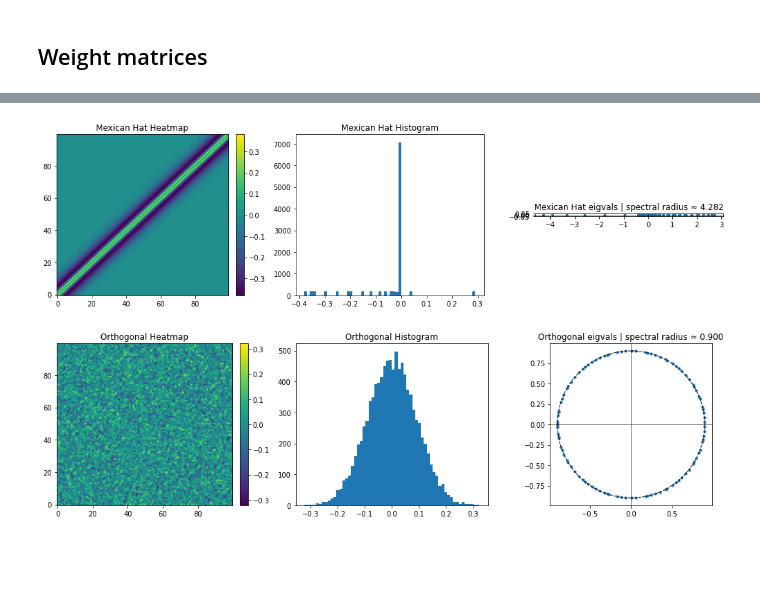
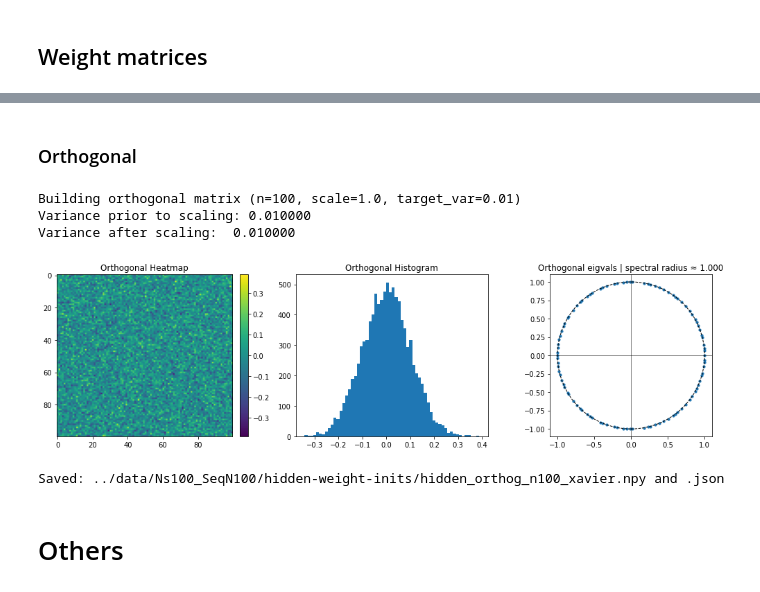
Before and after one commit to margotwagner/HCPrediction, a Jupyter notebook: notebooks/hidden-weight-builder.ipynb, the cells around one changed output, grey strips where cells are left out. Drawn from its saved outputs; the diff is of its cells as text; code cells hidden in the pictures; blank space fills up the shorter version.

```diff
--- a/notebooks/hidden-weight-builder.ipynb
+++ b/notebooks/hidden-weight-builder.ipynb
@@ -65,7 +65,7 @@ def plot_weight_all(W, title="Weights", symmetric=True, bins=60):
     im = axes[0].imshow(
         W,
         aspect="auto",
-        origin="lower",
+        origin="upper",
         vmin=(-vlim if symmetric else None),
         vmax=(vlim if symmetric else None),
     )
@@ -158,6 +158,7 @@ def build_xavier(n_in, n_out, gain=1.0, seed=None):
     var = ((W - mean) ** 2).mean()
     return W, mean, var
 # %%
+n = 100
 W_xavier, mean_xavier, var_xavier = build_xavier(n_in=n, n_out=n, seed=0)
 plot_weight_all(W_xavier, title="Xavier")
 print(f"Xavier variance: : {var_xavier:.6f}")
@@ -212,5 +216,6 @@ Variance after scaling: 0.010000
 Saved: ../data/Ns100_SeqN100/hidden-weight-inits/hidden_shift_n100_xavier.npy and .json
 # %%
+n = 100
 target_var = xavier_variance(n, n, gain=1)
 W_shift = build_shift(n, off=1.0, target_var=target_var, cyclic=True, verbose=True)
 plot_weight_all(W_shift, title="Shift")
@@ -267,4 +397,20 @@ Variance after scaling: 0.009962
 # %%
-W_cyclic_tridiag = build_tridiag(n, off=1.0, cyclic=True)
-plot_weight_all(W_cyclic_tridiag, title="Cyclic Tridiagonal")
+n = 100
+target_var = xavier_variance(n, n, gain=1)
+W_tridiag = build_tridiag(
+    n, off=-1.0, cyclic=False, target_var=target_var, verbose=True
+)
+plot_weight_all(W_tridiag, title="Tridiagonal")
+
+save_matrix(
+    W_shift,
+    save_dir="../data/Ns100_SeqN100/hidden-weight-inits",
+    name=f"hidden_tridiag_n{n}_xavier",
+    meta={
+        "type": "tridiagonal",
+        "n": n,
+        "target_var": target_var,
+        "note": "tridiagonal scaled to xavier variance.",
+    },
+)
 # %% [output]
@@ -306,8 +421,3 @@ plot_weight_all(W_mexhat, title="Cyclic Mexican Hat")
-# %%
-W_mexhat = build_mexican_hat(
-    n, sigma_exc=2.0, sigma_inh=6.0, a_exc=1.0, a_inh=0.6, cyclic=False
-)
-plot_weight_all(W_mexhat, title="Mexican Hat")
-# %% [output]
-[figure, removed]
+# %% [markdown]
+### Orthogonal
 # %%
@@ -323,5 +466,27 @@ def build_orthogonal(n, scale=1.0, seed=None):
 # %%
-W_orth = build_orthogonal(n, scale=0.9, seed=0)
+n = 100
+target_var = xavier_variance(n, n, gain=1)
+W_orth = build_orthogonal(
+    n, scale=1.0, seed=None, target_var=target_var, verbose=True, ensure_det_pos=False
+)
 plot_weight_all(W_orth, title="Orthogonal")
+
+save_matrix(
+    W_shift,
+    save_dir="../data/Ns100_SeqN100/hidden-weight-inits",
+    name=f"hidden_orthog_n{n}_xavier",
+    meta={
+        "type": "orthogonal",
+        "n": n,
+        "target_var": target_var,
+        "note": "orthogonal matrix scaled to xavier variance.",
+    },
+)
 # %% [output]
+Building orthogonal matrix (n=100, scale=1.0, target_var=0.01)
+Variance prior to scaling: 0.010000
+Variance after scaling:  0.010000
-[figure, old version]
+[figure, new version]
+Saved: ../data/Ns100_SeqN100/hidden-weight-inits/hidden_orthog_n100_xavier.npy and .json
+# %% [markdown]
+# Others
```
Also changed, not shown: parts of 32 cells of this notebook.
